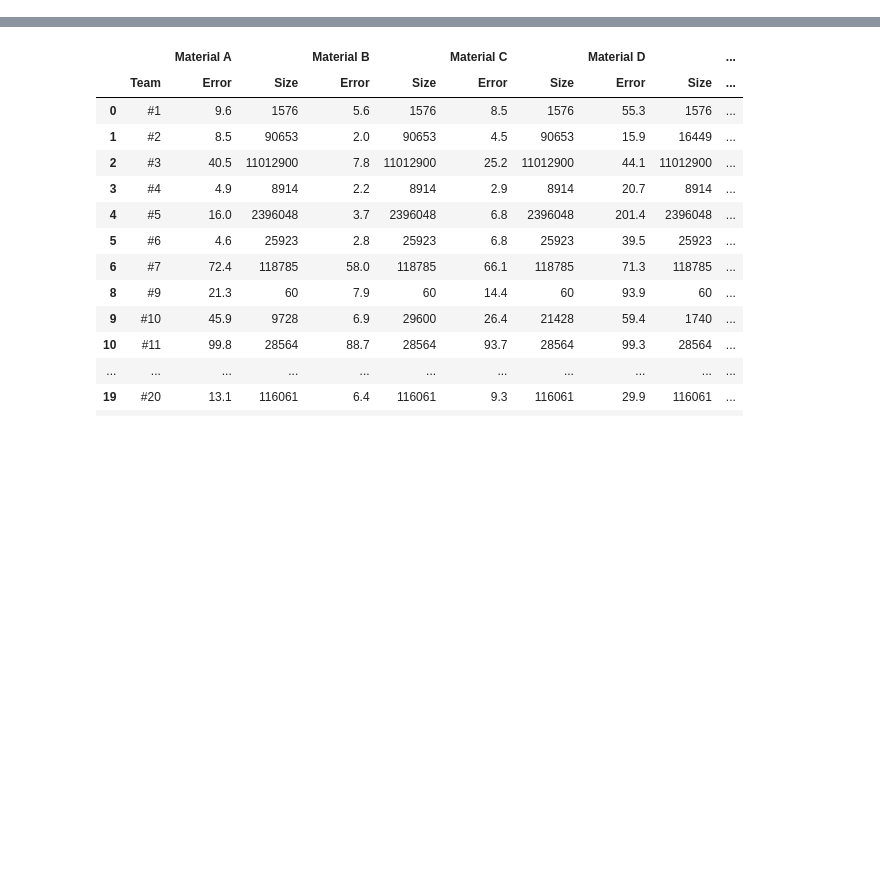
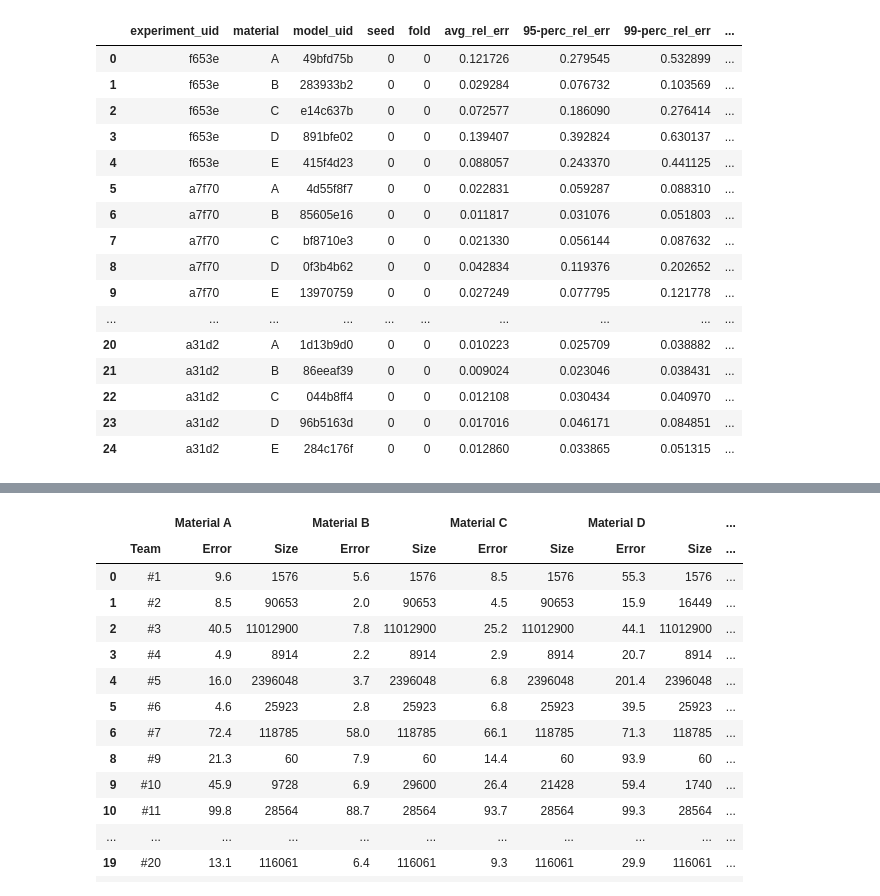
Before and after one commit to upb-lea/hardcore-magnet-challenge, a Jupyter notebook: notebooks/wk-3.0-final_eval_viz.ipynb, the cells around one changed output, grey strips where cells are left out. Drawn from its saved outputs; the diff is of its cells as text; code cells hidden in the pictures; blank space fills up the shorter version.

```diff
--- a/notebooks/wk-3.0-final_eval_viz.ipynb
+++ b/notebooks/wk-3.0-final_eval_viz.ipynb
@@ -5,0 +26,32 @@ from io import StringIO
+# %%
+# load final model stats
+CSV_PATH = Path.cwd().parent.parent / 'Model' / 'data' / 'output'
+dtype_strategy = {'experiment_uid': 'str', 'model_size': int, "95-perc_rel_err": np.float64}
+final_mdl_stats = (pd.read_csv(CSV_PATH / 'trials_meta.csv', dtype=dtype_strategy)
+                     .merge( pd.read_csv(CSV_PATH / 'experiments_meta.csv', dtype=dtype_strategy), on='experiment_uid', how='left')
+                     .merge(pd.read_csv(CSV_PATH / "final_mdl_test_errs.csv", dtype={'test_err_95th': np.float64}), on=['model_uid', 'material'], how='left')
+                     .dropna()
+                     .query("tag.str.startswith('final:')", engine='python')
+                     .sort_values(["model_size", "material"])
+                     .reset_index(drop=True)
+                     .query("model_size not in (1460, 1838)")
+                   )
+final_mdl_stats
+# %% [output]
+|  | experiment_uid | material | model_uid | seed | fold | avg_rel_err | 95-perc_rel_err | 99-perc_rel_err | ... |
+| 0 | f653e | A | 49bfd75b | 0 | 0 | 0.121726 | 0.279545 | 0.532899 | ... |
+| 1 | f653e | B | 283933b2 | 0 | 0 | 0.029284 | 0.076732 | 0.103569 | ... |
+| 2 | f653e | C | e14c637b | 0 | 0 | 0.072577 | 0.186090 | 0.276414 | ... |
+| 3 | f653e | D | 891bfe02 | 0 | 0 | 0.139407 | 0.392824 | 0.630137 | ... |
+| 4 | f653e | E | 415f4d23 | 0 | 0 | 0.088057 | 0.243370 | 0.441125 | ... |
+| 5 | a7f70 | A | 4d55f8f7 | 0 | 0 | 0.022831 | 0.059287 | 0.088310 | ... |
+| 6 | a7f70 | B | 85605e16 | 0 | 0 | 0.011817 | 0.031076 | 0.051803 | ... |
+| 7 | a7f70 | C | bf8710e3 | 0 | 0 | 0.021330 | 0.056144 | 0.087632 | ... |
+| 8 | a7f70 | D | 0f3b4b62 | 0 | 0 | 0.042834 | 0.119376 | 0.202652 | ... |
+| 9 | a7f70 | E | 13970759 | 0 | 0 | 0.027249 | 0.077795 | 0.121778 | ... |
+| ... | ... | ... | ... | ... | ... | ... | ... | ... | ... |
+| 20 | a31d2 | A | 1d13b9d0 | 0 | 0 | 0.010223 | 0.025709 | 0.038882 | ... |
+| 21 | a31d2 | B | 86eeaf39 | 0 | 0 | 0.009024 | 0.023046 | 0.038431 | ... |
+| 22 | a31d2 | C | 044b8ff4 | 0 | 0 | 0.012108 | 0.030434 | 0.040970 | ... |
+| 23 | a31d2 | D | 96b5163d | 0 | 0 | 0.017016 | 0.046171 | 0.084851 | ... |
+| 24 | a31d2 | E | 284c176f | 0 | 0 | 0.012860 | 0.033865 | 0.051315 | ... |
```
Also changed, not shown: parts of 23 cells of this notebook, 2 other files.
